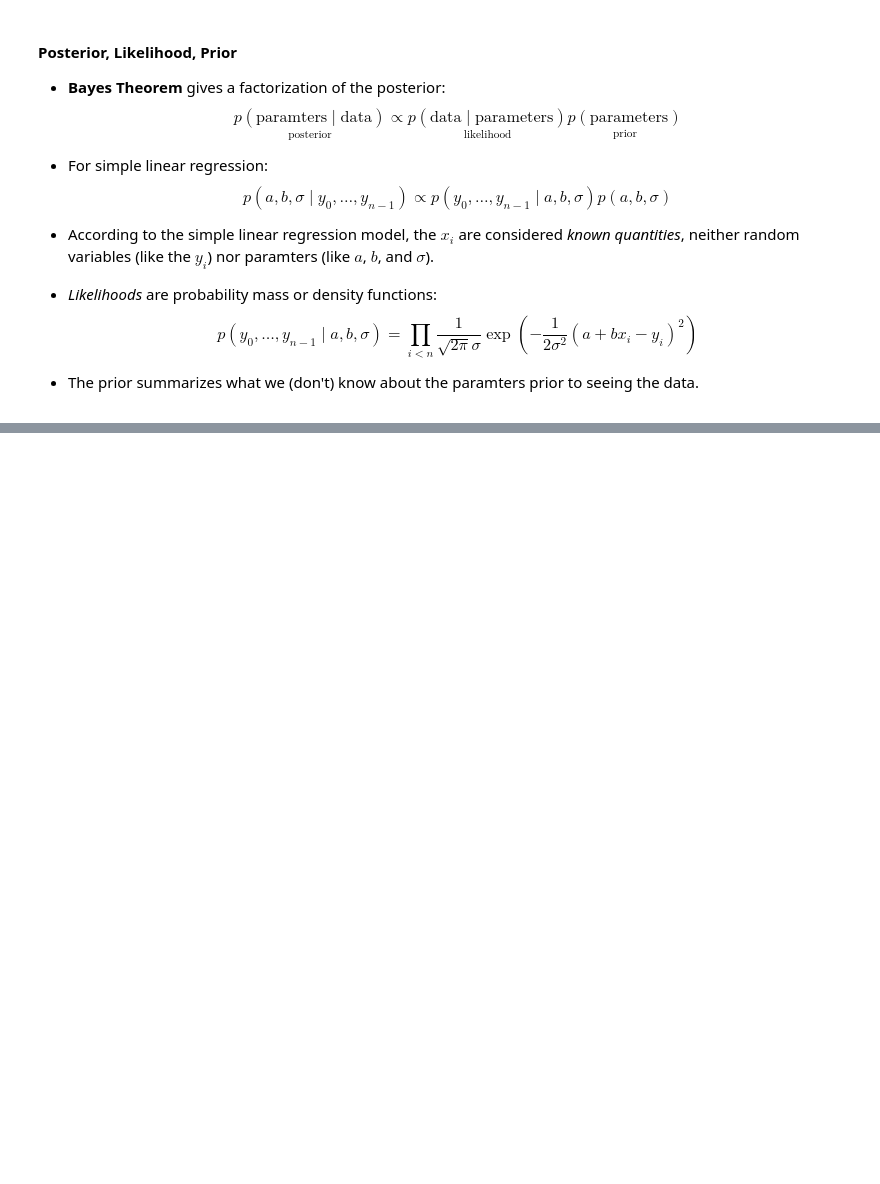
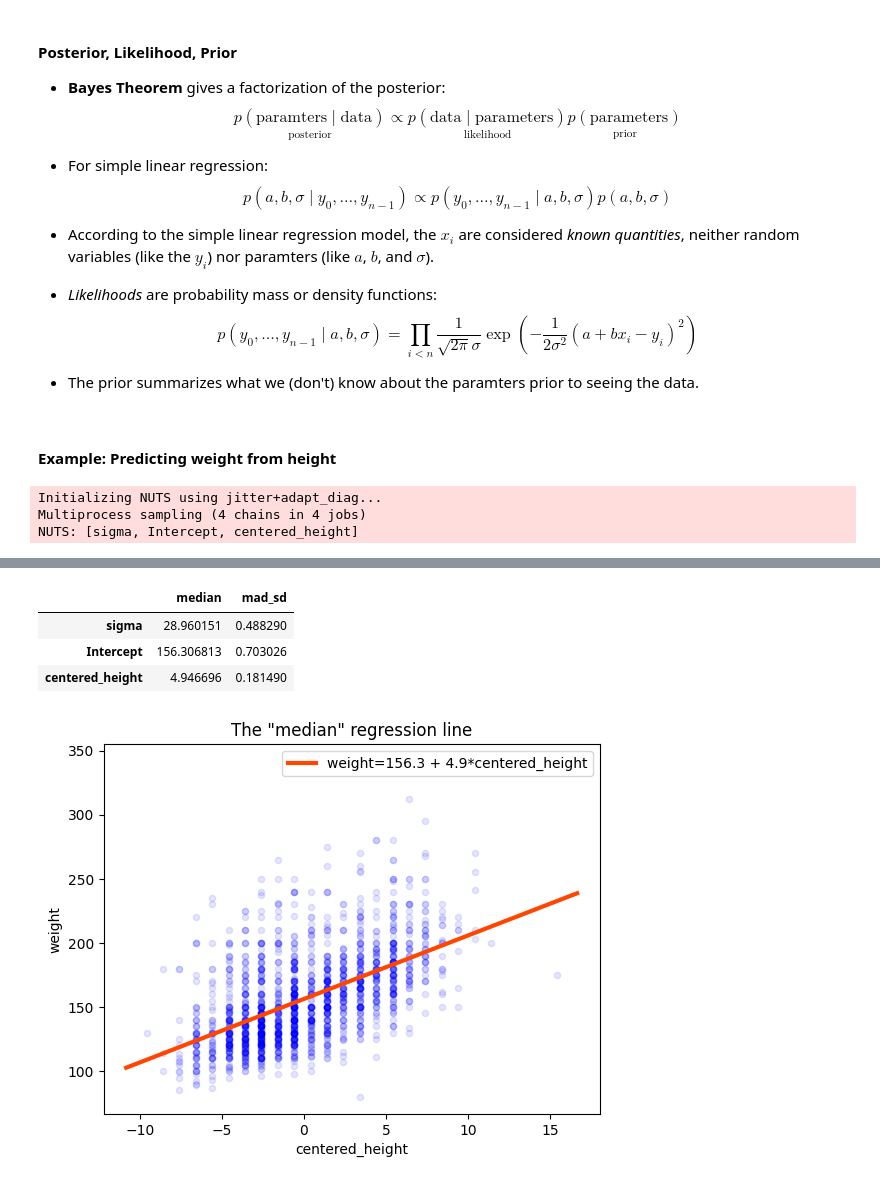
Before and after one commit to mgreenbe/DATA335W2025, a Jupyter notebook: code/2linearregression.ipynb, the cells around one changed output, grey strips where cells are left out. Cells and saved outputs as stored; diff of their text form; code cells hidden in the pictures; blank space fills up the shorter version.

```diff
--- a/code/2linearregression.ipynb
+++ b/code/2linearregression.ipynb
@@ -704,3 +724,33 @@ Prob. Clinton loses = 0.283
   $$
 
 - The prior summarizes what we (don't) know about the paramters prior to seeing the data.
+# %% [markdown]
+#### Example: Predicting weight from height
+# %%
+hw = pd.read_csv("../data/earnings.csv", usecols=["weight", "height"]).dropna()
+
+# center height column to make the intercept interpretable
+hw["centered_height"] = hw["height"] - hw["height"].mean()
+
+fit = bambi_lm("weight ~ centered_height", hw)
+
+display(fit)
+
+a = fit.median["Intercept"]
+b = fit.median["centered_height"]
+hw.plot.scatter("centered_height", "weight", color=(0, 0, 1, 0.1))
+xmin, xmax = plt.xlim()
+plt.plot(
+    [xmin, xmax],
+    [a + b * xmin, a + b * xmax],
+    color="orangered",
+    lw=3,
+    label=f"weight={a:.1f} + {b:.1f}*centered_height",
+)
+plt.title('The "median" regression line')
+plt.legend()
+plt.show()
+# %% [output]
+Initializing NUTS using jitter+adapt_diag...
+Multiprocess sampling (4 chains in 4 jobs)
+NUTS: [sigma, Intercept, centered_height]
@@ -706,0 +760,5 @@ Prob. Clinton loses = 0.283
+|  | median | mad_sd |
+| sigma | 28.960151 | 0.488290 |
+| Intercept | 156.306813 | 0.703026 |
+| centered_height | 4.946696 | 0.181490 |
+[figure, added]
```
Also changed, not shown: parts of 21 cells of this notebook, 2 other files.
